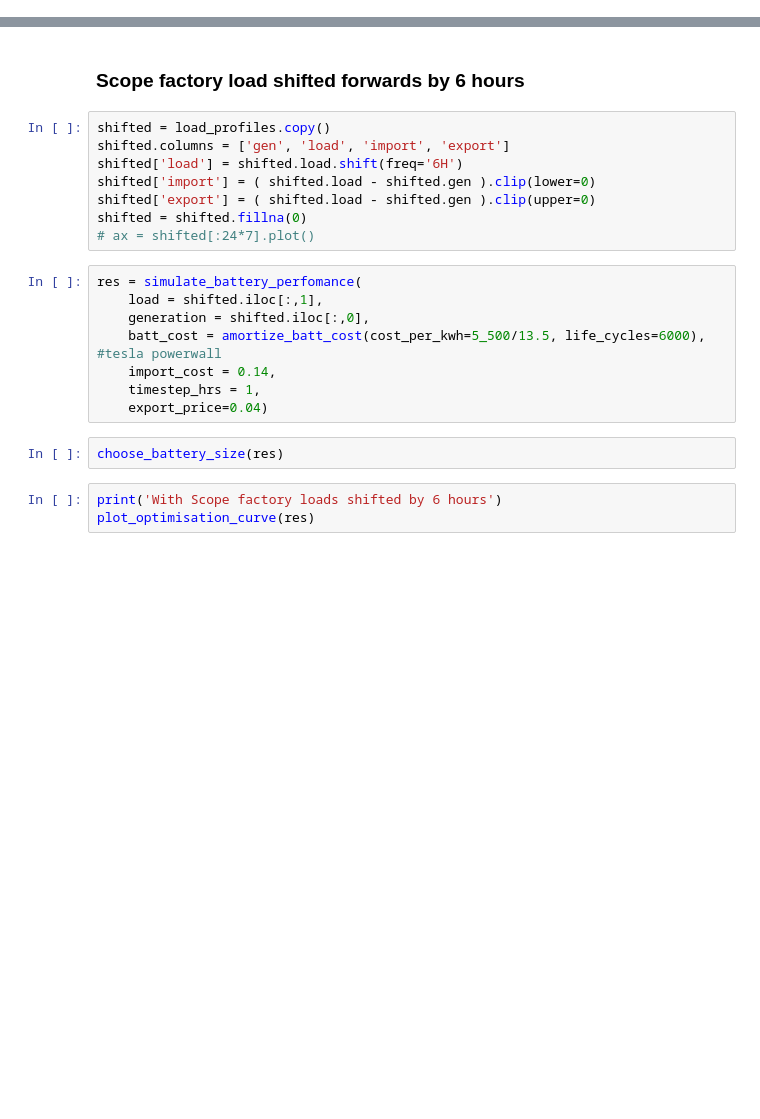
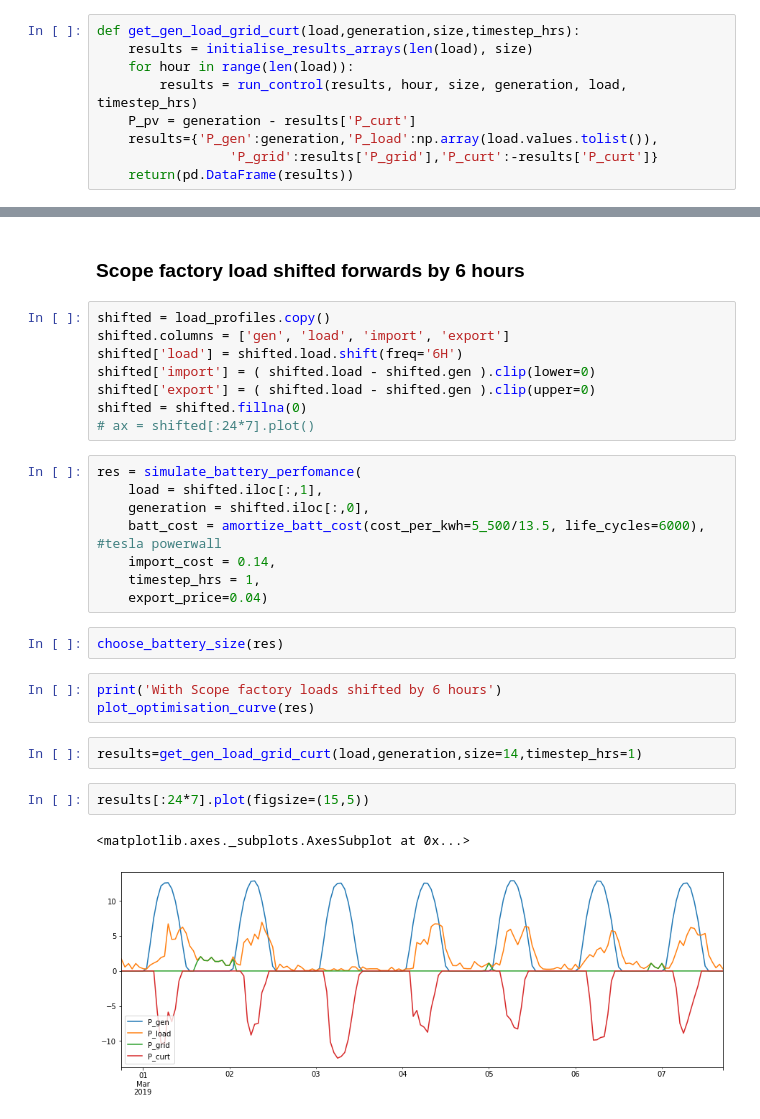
Before and after one commit to rbrown-orxa/LC_App_2_microservices, a Jupyter notebook: notebooks/Rule_based_Battery_Optimiser.ipynb, the cells around one changed output, grey strips where cells are left out. Cells and saved outputs as stored; diff of their text form; blank space fills up the shorter version.

```diff
--- a/notebooks/Rule_based_Battery_Optimiser.ipynb
+++ b/notebooks/Rule_based_Battery_Optimiser.ipynb
@@ -146,6 +146,15 @@ def simulate_battery_perfomance(load, generation, batt_cost, import_cost, timest
         size += 1
 
     return pd.DataFrame(rv).set_index('batt_size')
+# %%
+def get_gen_load_grid_curt(load,generation,size,timestep_hrs):
+    results = initialise_results_arrays(len(load), size)
+    for hour in range(len(load)):
+        results = run_control(results, hour, size, generation, load, timestep_hrs)
+    P_pv = generation - results['P_curt']
+    results={'P_gen':generation,'P_load':np.array(load.values.tolist()),
+                 'P_grid':results['P_grid'],'P_curt':-results['P_curt']}
+    return(pd.DataFrame(results))
 # %%
 def get_timestep_in_hours(load_profiles_df):
     try:
@@ -227,3 +236,10 @@ choose_battery_size(res)
 # %%
 print('With Scope factory loads shifted by 6 hours')
 plot_optimisation_curve(res)
+# %%
+results=get_gen_load_grid_curt(load,generation,size=14,timestep_hrs=1)
+# %%
+results[:24*7].plot(figsize=(15,5))
+# %% [output]
+<matplotlib.axes._subplots.AxesSubplot at 0x...>
+[figure, added]
```
Also changed, not shown: parts of 4 cells of this notebook, 7 other files.
